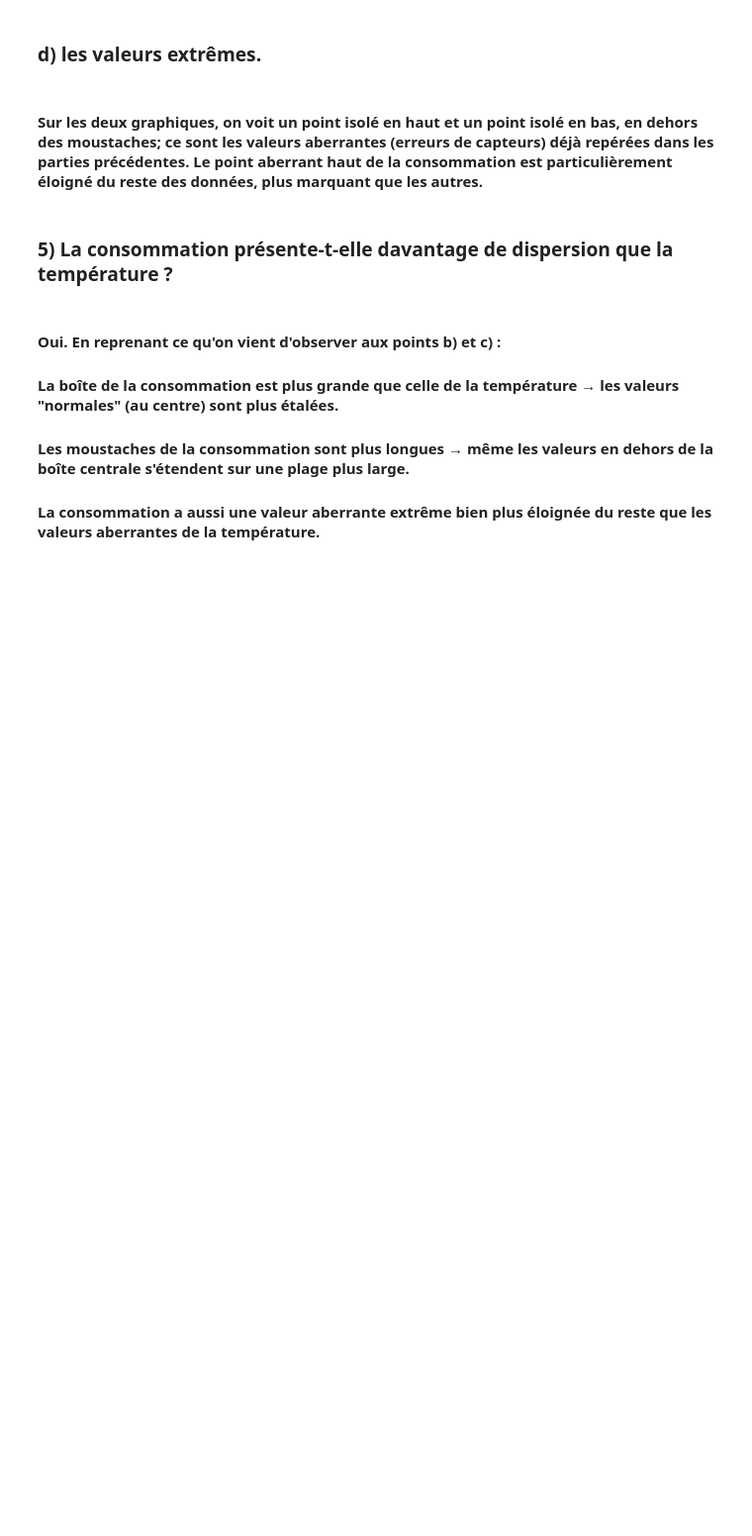
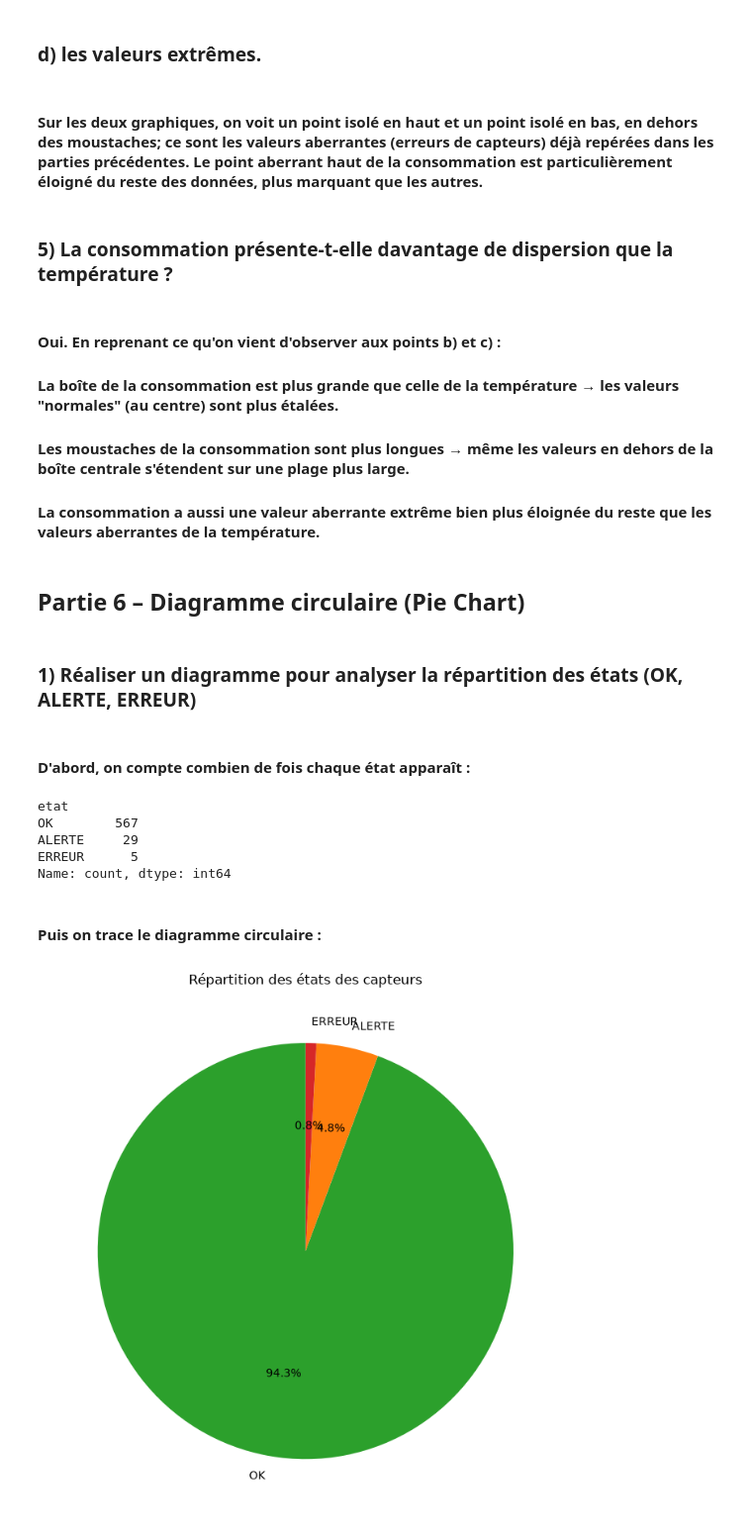
Before and after one commit to Fattimm/atelierMatplotlib, a Jupyter notebook: notebooks/atelier_matplotlib_iot.ipynb, the cells around one changed output. Shown at 99% size. Saved outputs shown, nothing was run; the diff lists cells and outputs as text; code cells hidden in the pictures; blank space fills up the shorter version.

Commit message:
Partie 6 – Diagramme circulaire (Pie Chart)

```diff
--- a/notebooks/atelier_matplotlib_iot.ipynb
+++ b/notebooks/atelier_matplotlib_iot.ipynb
@@ -288,3 +288,33 @@ plt.show()
 #### La boîte de la consommation est plus grande que celle de la température → les valeurs "normales" (au centre) sont plus étalées.
 #### Les moustaches de la consommation sont plus longues → même les valeurs en dehors de la boîte centrale s'étendent sur une plage plus large.
 #### La consommation a aussi une valeur aberrante extrême bien plus éloignée du reste que les valeurs aberrantes de la température.
+# %% [markdown]
+## Partie 6 – Diagramme circulaire (Pie Chart)
+# %% [markdown]
+### 1) Réaliser un diagramme pour analyser la répartition des états (OK, ALERTE, ERREUR)
+# %% [markdown]
+#### D'abord, on compte combien de fois chaque état apparaît :
+# %%
+repartition_etats = df["etat"].value_counts()
+repartition_etats
+# %% [output]
+etat
+OK        567
+ALERTE     29
+ERREUR      5
+Name: count, dtype: int64
+# %% [markdown]
+#### Puis on trace le diagramme circulaire :
+# %%
+plt.figure(figsize=(7, 7))
+plt.pie(repartition_etats.values,
+        labels=repartition_etats.index,
+        autopct="%1.1f%%",
+        colors=["tab:green", "tab:orange", "tab:red"],
+        startangle=90)
+
+plt.title("Répartition des états des capteurs")
+plt.tight_layout()
+plt.show()
+# %% [output]
+[figure, added]
```
Also changed, not shown: parts of 2 cells of this notebook.
